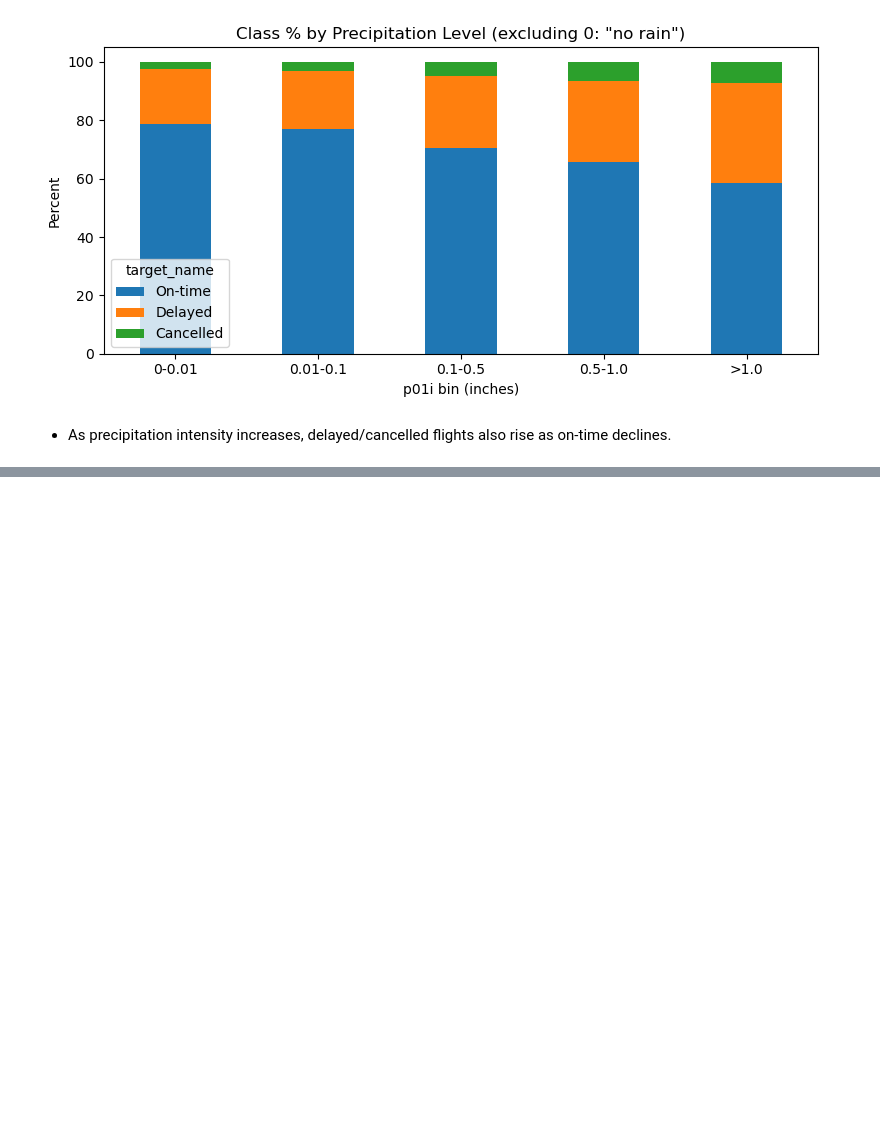
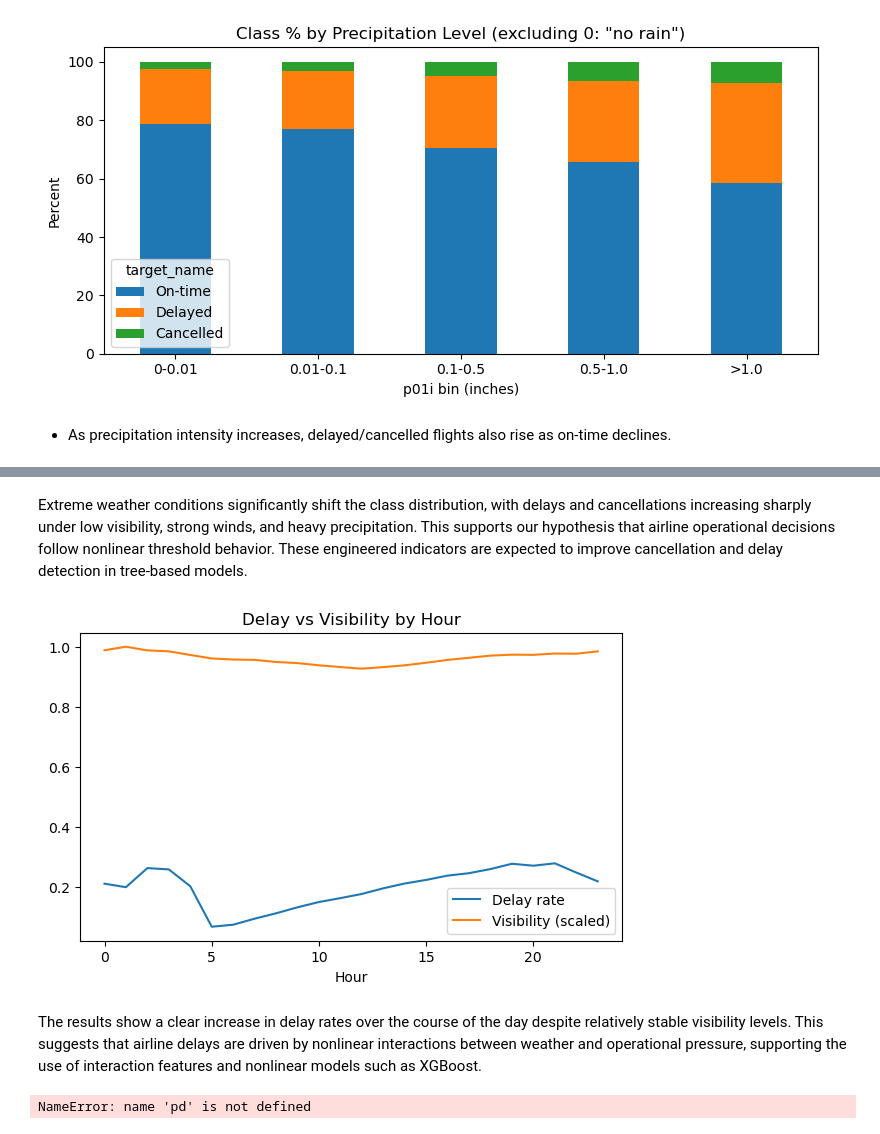
Before and after one commit to arv020/DSC288R_DataScienceCapstone, a Jupyter notebook: notebooks/EDA/combined_eda.ipynb, the cells around one changed output, grey strips where cells are left out. Drawn from its saved outputs; the diff is of its cells as text; code cells hidden in the pictures; blank space fills up the shorter version.

```diff
--- a/notebooks/EDA/combined_eda.ipynb
+++ b/notebooks/EDA/combined_eda.ipynb
@@ -712,3 +951,20 @@ plt.show()
 [figure]
 # %% [markdown]
 * As precipitation intensity increases, delayed/cancelled flights also rise as on-time declines.
+# %%
+# Extreme weather indicators (nonlinear airline decision thresholds)
+
+m["low_visibility"] = (m["vsby"] < 3).astype(int)
+m["very_low_visibility"] = (m["vsby"] < 1).astype(int)
+
+m["high_wind"] = (m["sknt"] > 20).astype(int)
+m["extreme_wind"] = (m["sknt"] > 30).astype(int)
+
+m["heavy_rain"] = (m["p01i"] > 0.5).astype(int)
+m["very_heavy_rain"] = (m["p01i"] > 1.0).astype(int)
+
+print("Extreme weather feature prevalence (%):")
+display(m[
+    ["low_visibility","very_low_visibility","high_wind",
+     "extreme_wind","heavy_rain","very_heavy_rain"]
+].mean() * 100)
@@ -714,0 +1007,60 @@ plt.show()
+# %% [markdown]
+Extreme weather conditions significantly shift the class distribution, with delays and cancellations increasing sharply under low visibility, strong winds, and heavy precipitation. This supports our hypothesis that airline operational decisions follow nonlinear threshold behavior. These engineered indicators are expected to improve cancellation and delay detection in tree-based models.
+# %%
+# Interaction: weather vs time-of-day
+
+delay_by_hour = m.groupby("dep_hour")["is_delayed"].mean()
+vis_by_hour = m.groupby("dep_hour")["vsby"].mean()
+
+plt.figure(figsize=(7,4))
+plt.plot(delay_by_hour.index, delay_by_hour.values, label="Delay rate")
+plt.plot(vis_by_hour.index, vis_by_hour.values / vis_by_hour.max(), label="Visibility (scaled)")
+plt.legend()
+plt.title("Delay vs Visibility by Hour")
+plt.xlabel("Hour")
+plt.show()
+# %% [output]
+[figure, added]
+# %% [markdown]
+The results show a clear increase in delay rates over the course of the day despite relatively stable visibility levels. This suggests that airline delays are driven by nonlinear interactions between weather and operational pressure, supporting the use of interaction features and nonlinear models such as XGBoost.
+# %%
+# Bias check: flights with vs without matched weather
+
+merged_df = pd.read_parquet("flight_weather_merged.parquet")
+
+# pick a METAR column that should exist when weather is present
+anchor = "vsby"  # visibility (common METAR field).
+
+if anchor not in merged_df.columns:
+    # auto-pick a backup from common metar fields
+    for cand in ["tmpf", "sknt", "alti", "drct", "relh", "dwpf"]:
+        if cand in merged_df.columns:
+            anchor = cand
+            break
+
+print("Using anchor weather column:", anchor)
+
+missing_weather = merged_df[anchor].isna()
+print("Merged rows:", len(merged_df))
+print("Missing-weather rows:", missing_weather.sum())
+print("Missing-weather %:", round(missing_weather.mean()*100, 2), "%")
+
+# Compare outcome distribution (uses your label fields if present)
+target_col = "target_name" if "target_name" in merged_df.columns else ("target" if "target" in merged_df.columns else None)
+
+if target_col is not None:
+    print("\nTarget distribution WITH weather:")
+    print((merged_df.loc[~missing_weather, target_col].value_counts(normalize=True)*100).round(2))
+
+    print("\nTarget distribution MISSING weather:")
+    print((merged_df.loc[missing_weather, target_col].value_counts(normalize=True)*100).round(2))
+
+# Compare top origins (bias toward certain airports)
+if "Origin" in merged_df.columns:
+    print("\nTop origins WITH weather:")
+    print(merged_df.loc[~missing_weather, "Origin"].value_counts(normalize=True).head(10).round(4))
+
+    print("\nTop origins MISSING weather:")
+    print(merged_df.loc[missing_weather, "Origin"].value_counts(normalize=True).head(10).round(4))
+# %% [output]
+NameError: name 'pd' is not defined
```
Also changed, not shown: parts of 15 cells of this notebook.
